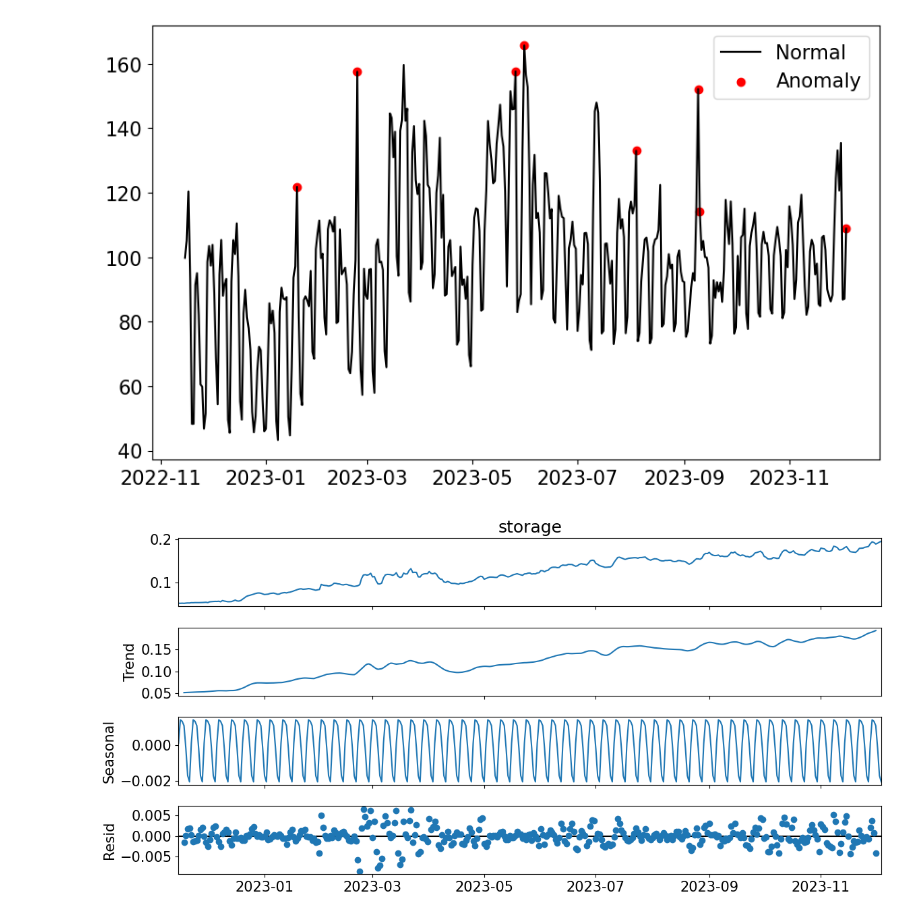
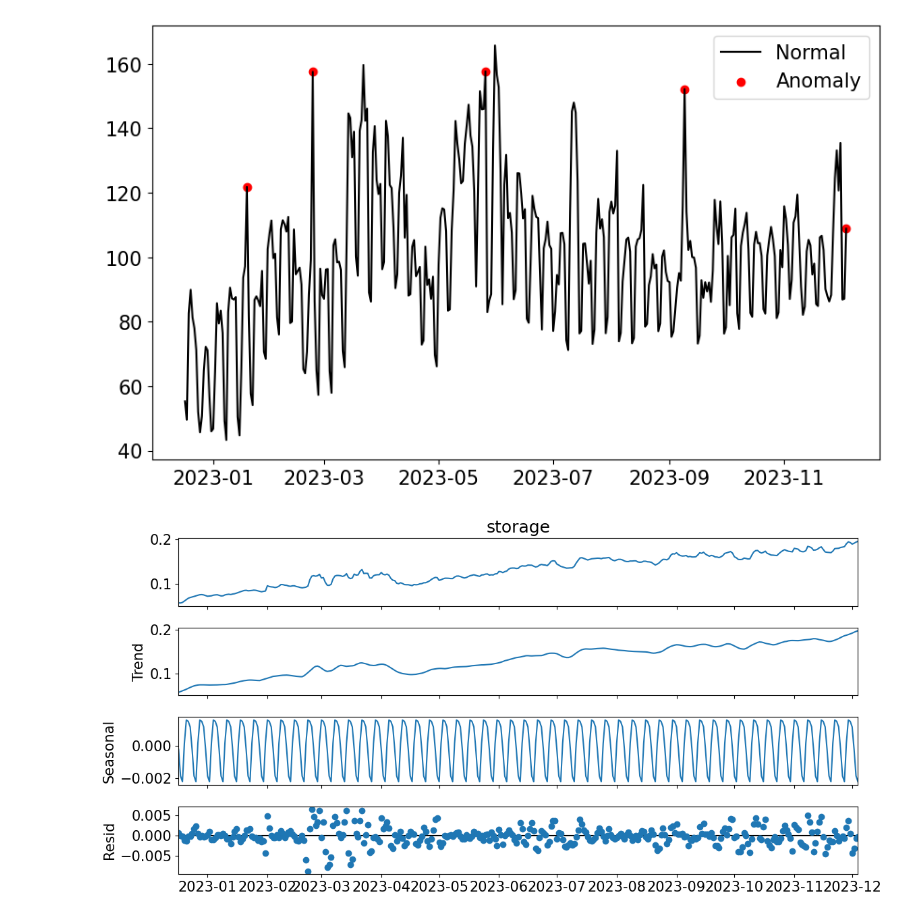
Before and after one commit to astronomer/snowpatrol, a Jupyter notebook: include/snowstorm.ipynb, the cells around one changed output. Saved outputs shown, nothing was run; the diff lists cells and outputs as text; code cells hidden in the pictures.

```diff
--- a/include/snowstorm.ipynb
+++ b/include/snowstorm.ipynb
@@ -24,7 +24,7 @@ connection_params['region'] = connection_params['extra'].pop('region')
 connection_params['application'] = connection_params['extra'].pop('application')
 snowpark_session = Session.builder.configs(connection_params).create()
 # %%
-account_start_cutoff_date = datetime.date(2022, 11, 15)
+account_start_cutoff_date = datetime.date(2022, 12, 17)
 # %%
 currency_usage = snowpark_session.table('SNOWFLAKE.ORGANIZATION_USAGE.USAGE_IN_CURRENCY_DAILY')
 # %%
@@ -114,13 +100,13 @@ ax.scatter(anomalies.index, anomalies.compute, color='red', label = 'Anomaly')
 plt.legend()
 plt.show()
 # %% [output]
-[figure, old version]
+[figure, new version]
 # %%
-storage_stl = seasonal_decompose(usage_df.storage, model='additive')
+storage_stl = seasonal_decompose(usage_df.storage, model='additive', extrapolate_trend='freq')
 storage_stationary = storage_stl.resid.values.reshape(-1,1)
 fig = storage_stl.plot()
 # %% [output]
-[figure, old version]
+[figure, new version]
 # %%
 storage_model =  IsolationForest()
 storage_model.fit(storage_stationary)
```
Also changed, not shown: parts of 16 cells of this notebook, 4 other files.
